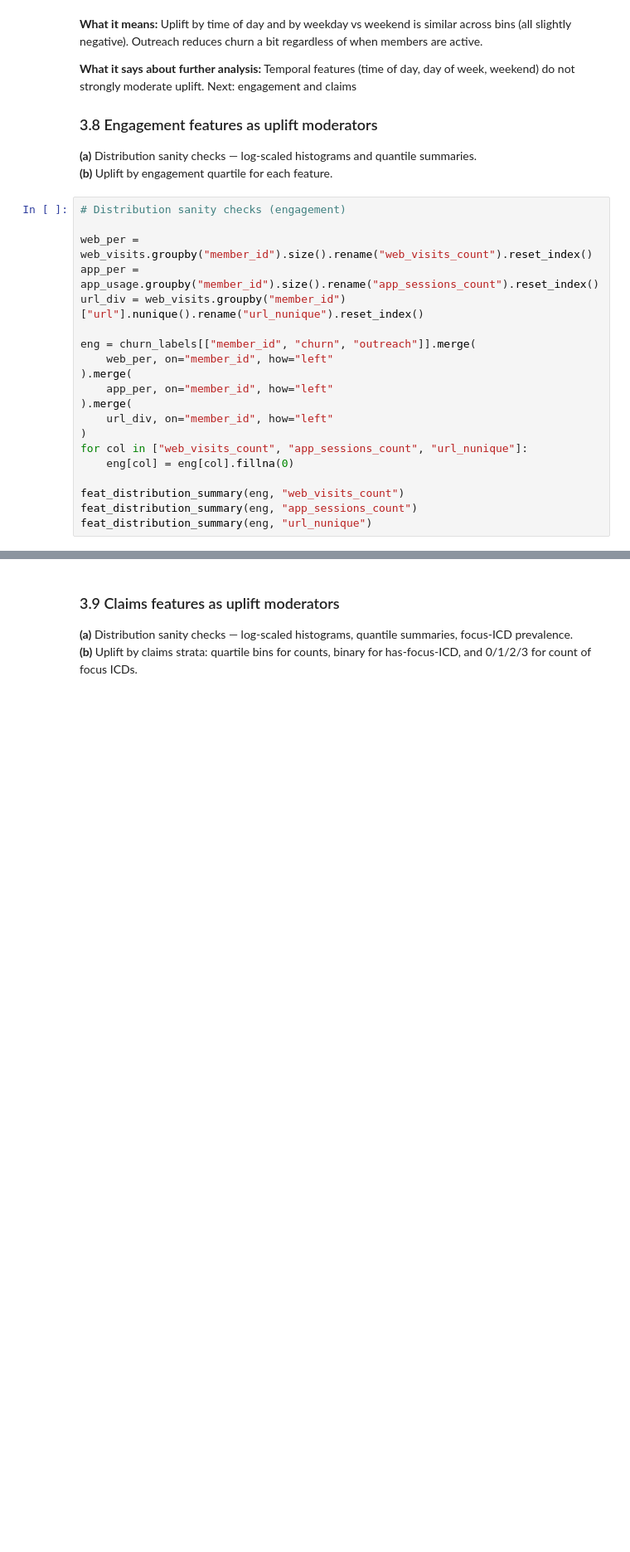
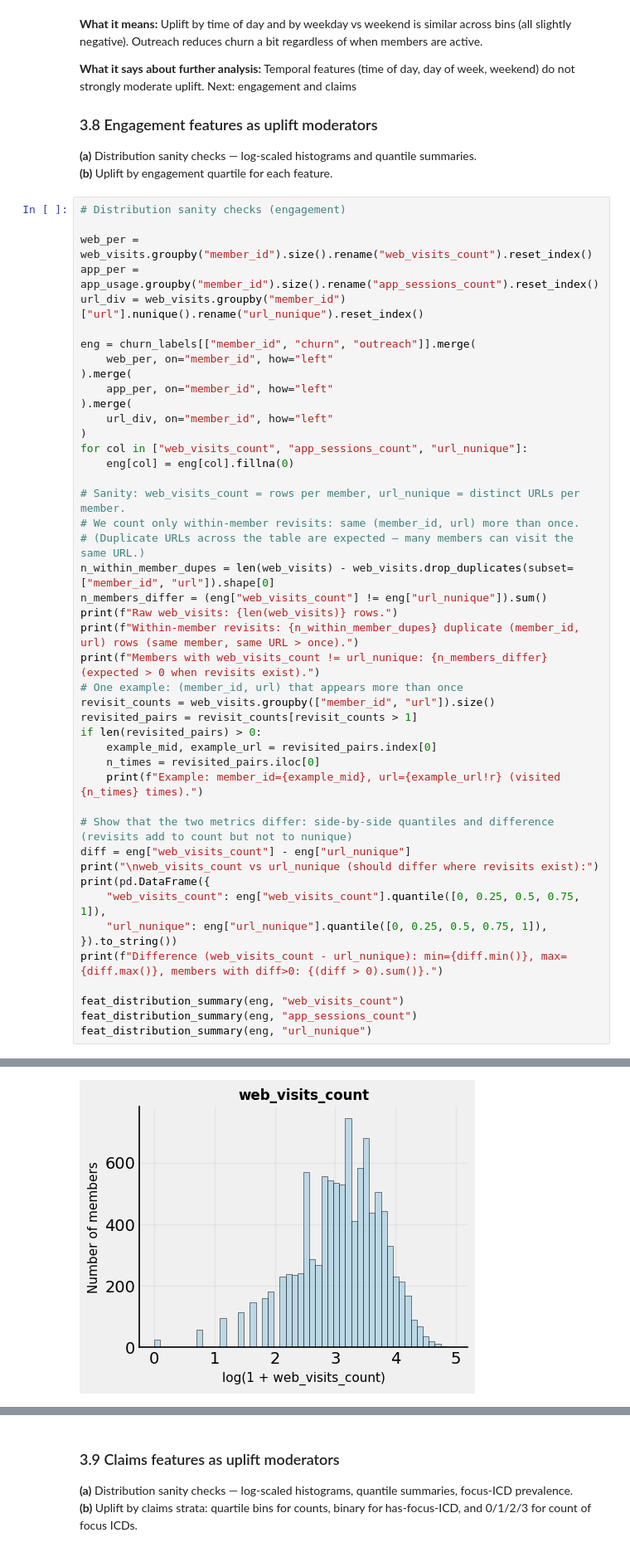
Before and after one commit to Noa-Gilad/Uplift-Modeling-Churn-Prevention, a Jupyter notebook: src/uplift_churn_run.ipynb, the cells around one changed output, grey strips where cells are left out. Shown at 83% size. Cells and saved outputs as stored; diff of their text form; blank space fills up the shorter version.

```diff
--- a/src/uplift_churn_run.ipynb
+++ b/src/uplift_churn_run.ipynb
@@ -244,6 +479,32 @@ eng = churn_labels[["member_id", "churn", "outreach"]].merge(
 for col in ["web_visits_count", "app_sessions_count", "url_nunique"]:
     eng[col] = eng[col].fillna(0)
 
+# Sanity: web_visits_count = rows per member, url_nunique = distinct URLs per member.
+# We count only within-member revisits: same (member_id, url) more than once.
+# (Duplicate URLs across the table are expected — many members can visit the same URL.)
+n_within_member_dupes = len(web_visits) - web_visits.drop_duplicates(subset=["member_id", "url"]).shape[0]
+n_members_differ = (eng["web_visits_count"] != eng["url_nunique"]).sum()
+print(f"Raw web_visits: {len(web_visits)} rows.")
+print(f"Within-member revisits: {n_within_member_dupes} duplicate (member_id, url) rows (same member, same URL > once).")
+print(f"Members with web_visits_count != url_nunique: {n_members_differ} (expected > 0 when revisits exist).")
+# One example: (member_id, url) that appears more than once
+revisit_counts = web_visits.groupby(["member_id", "url"]).size()
+revisited_pairs = revisit_counts[revisit_counts > 1]
+if len(revisited_pairs) > 0:
+    example_mid, example_url = revisited_pairs.index[0]
+    n_times = revisited_pairs.iloc[0]
+    print(f"Example: member_id={example_mid}, url={example_url!r} (visited {n_times} times).")
+
+# Show that the two metrics differ: side-by-side quantiles and difference (revisits add to count but not to nunique)
+diff = eng["web_visits_count"] - eng["url_nunique"]
+print("\nweb_visits_count vs url_nunique (should differ where revisits exist):")
+print(pd.DataFrame({
+    "web_visits_count": eng["web_visits_count"].quantile([0, 0.25, 0.5, 0.75, 1]),
+    "url_nunique": eng["url_nunique"].quantile([0, 0.25, 0.5, 0.75, 1]),
+}).to_string())
+print(f"Difference (web_visits_count - url_nunique): min={diff.min()}, max={diff.max()}, members with diff>0: {(diff > 0).sum()}.")
+
 feat_distribution_summary(eng, "web_visits_count")
 feat_distribution_summary(eng, "app_sessions_count")
 feat_distribution_summary(eng, "url_nunique")
+# %% [output]
@@ -249,0 +528 @@ feat_distribution_summary(eng, "url_nunique")
+[figure, added]
```
Also changed, not shown: parts of 45 cells of this notebook, 2 other files.
